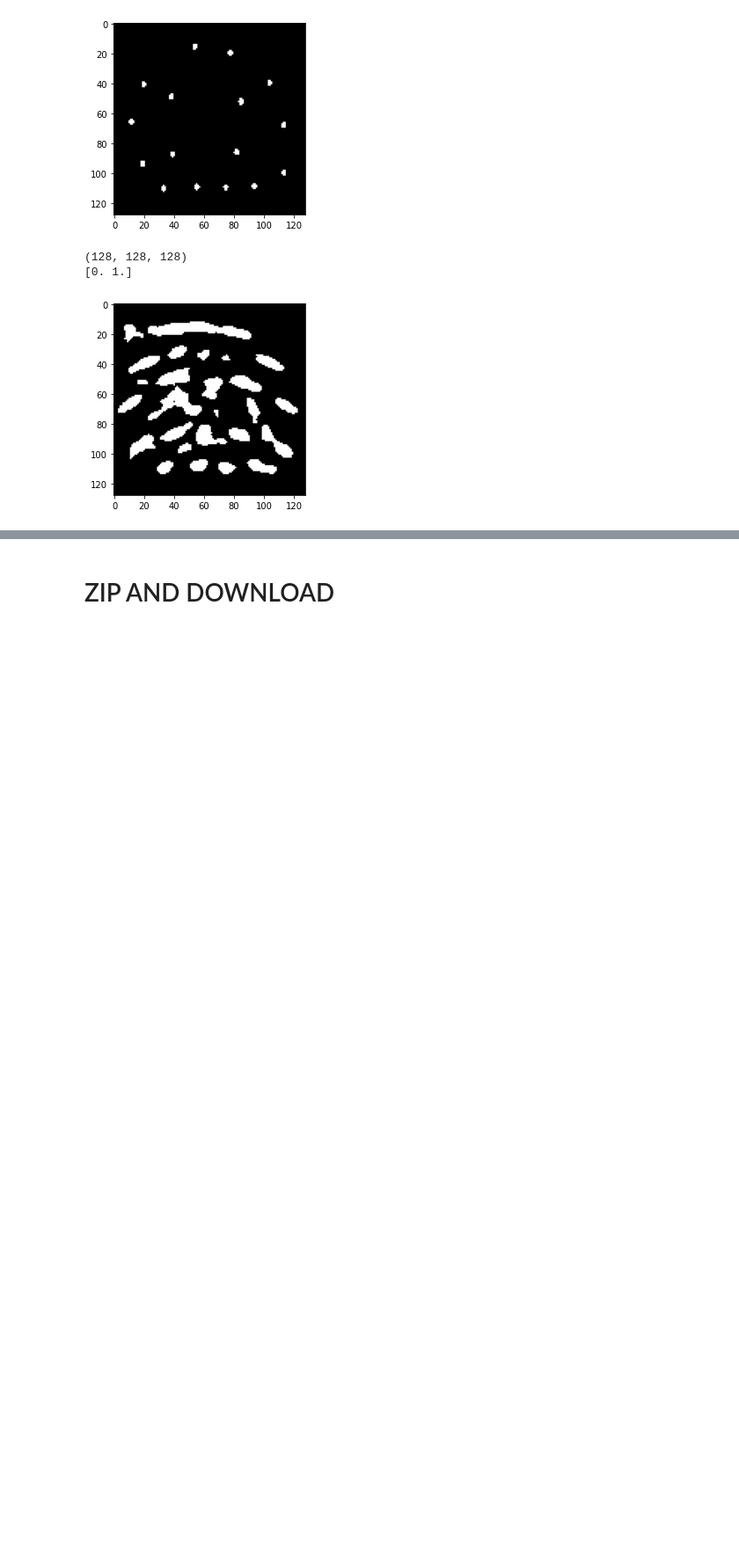
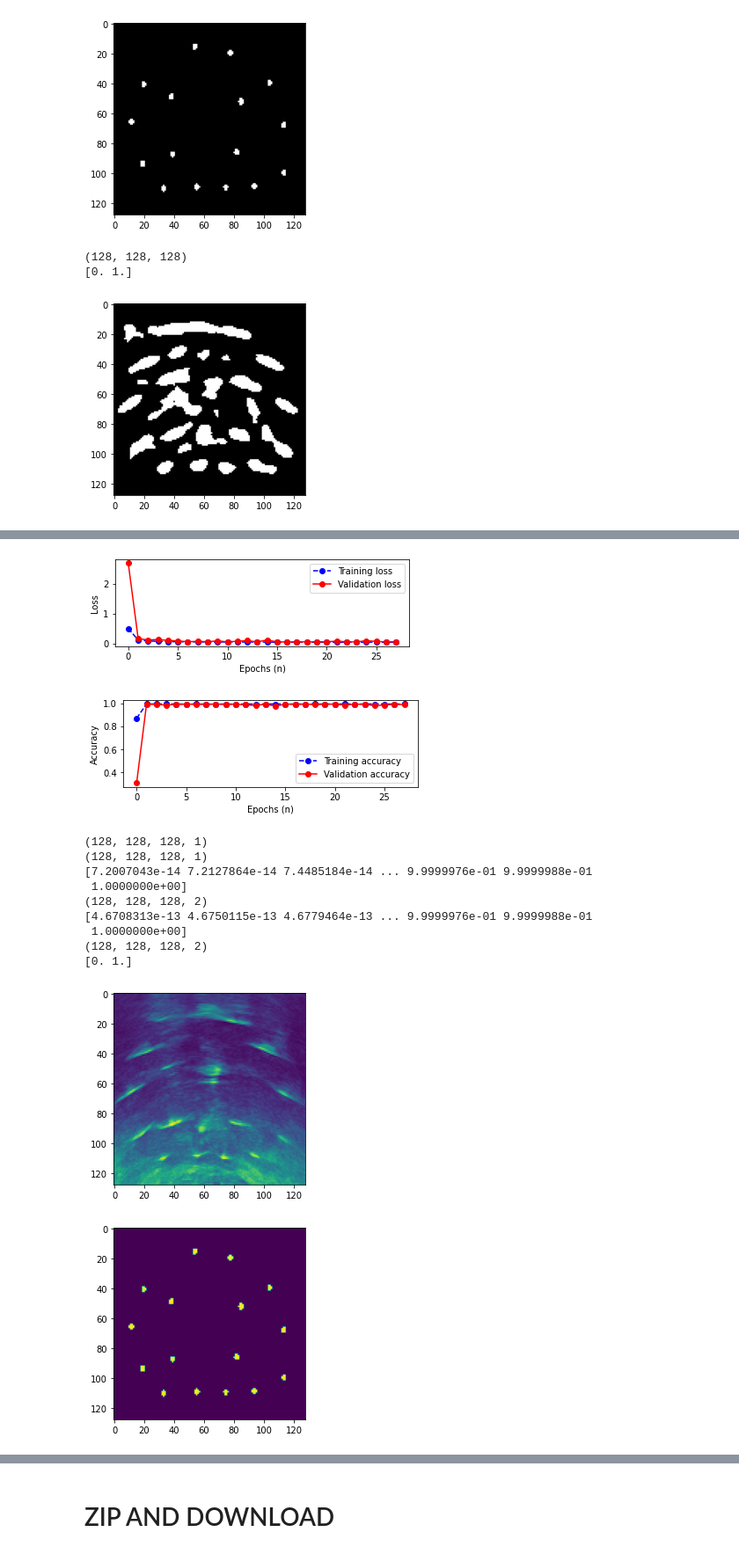
Before and after one commit to nkitner/CISC881FinalProject, a Jupyter notebook: 3DUnetCISC881.ipynb, the cells around one changed output, grey strips where cells are left out. Shown at 88% size. Drawn from its saved outputs; the diff is of its cells as text; code cells hidden in the pictures; blank space fills up the shorter version.

```diff
--- a/3DUnetCISC881.ipynb
+++ b/3DUnetCISC881.ipynb
@@ -415,6 +415,12 @@ def focal_dice(y_true, y_pred):
   focal = FocalLoss(y_true, y_pred)
   dice = dice_loss(y_true, y_pred)
   return focal + dice
+
+def bce_focal(y_true, y_pred):
+  focal = FocalLoss(y_true, y_pred)
+  bce = tf.keras.losses.BinaryCrossentropy(from_logits=True)
+  bce = bce(y_true, y_pred)
+  return focal + bce
 # %%
 import matplotlib.pyplot as plt
 from sklearn.metrics import classification_report
@@ -1636,0 +1683,16 @@ MCC:  0.18631326941136667
+# %%
+training_time_start = datetime.datetime.now()
+
+training_log_model_bce_focal = model_bce_focal.fit_generator(training_generator,
+                                   validation_data=val_generator,
+                                   epochs=num_epochs,
+                                   verbose=1, callbacks=[callback,history_logger])
+
+timestamp = datetime.datetime.now().strftime('%Y-%m-%d_%H-%M-%S')
+
+saved_models_folder = '/content/drive/MyDrive/3DUnetSavedModels'
+model_file_name = "model_bce_focal_" + timestamp + ".h5"
+weights_file_path = os.path.join(saved_models_folder, model_file_name)
+
+model_bce_focal.save(weights_file_path)
+print("Unet Model saved to: {}".format(weights_file_path))
@@ -1636,0 +1717,16 @@ MCC:  0.18631326941136667
+# %%
+visualize_model(model_bce_focal, training_log_model_bce_focal)
+# %% [output]
+[figure, added]
+[figure, added]
+(128, 128, 128, 1)
+(128, 128, 128, 1)
+[7.2007043e-14 7.2127864e-14 7.4485184e-14 ... 9.9999976e-01 9.9999988e-01
+ 1.0000000e+00]
+(128, 128, 128, 2)
+[4.6708313e-13 4.6750115e-13 4.6779464e-13 ... 9.9999976e-01 9.9999988e-01
+ 1.0000000e+00]
+(128, 128, 128, 2)
+[0. 1.]
+[figure, added]
+[figure, added]
```
Also changed, not shown: parts of 9 cells of this notebook.
